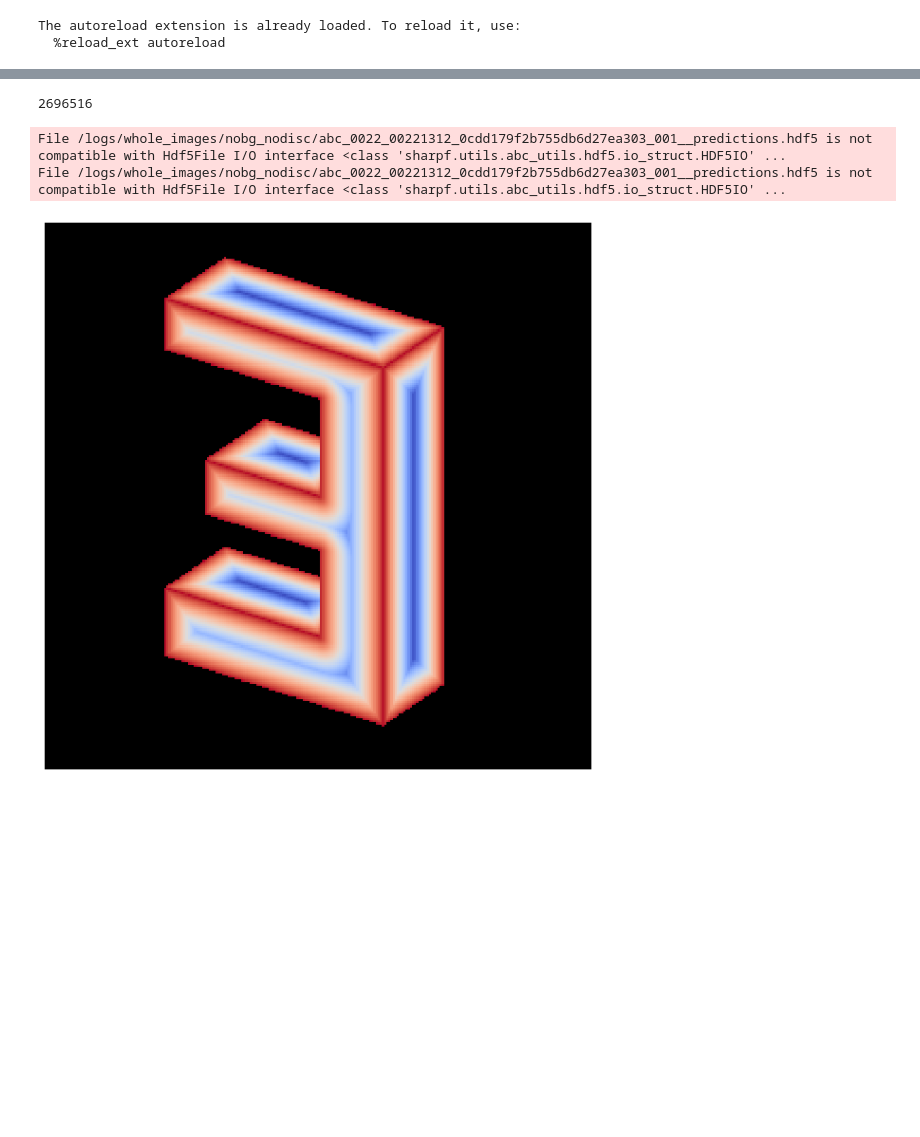
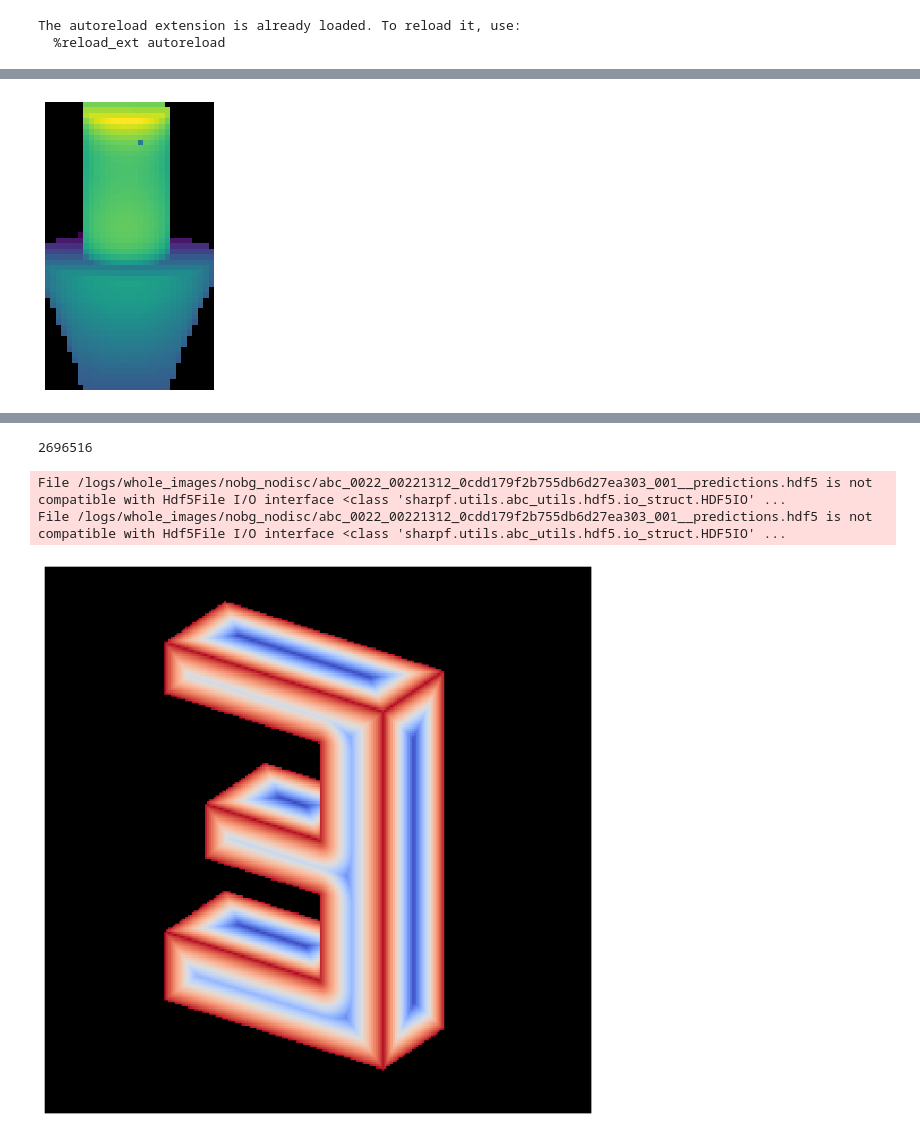
Before and after one commit to artonson/def, a Jupyter notebook: notebooks/points_whole_visualize.ipynb, the cells around one changed output, grey strips where cells are left out. Saved outputs shown, nothing was run; the diff lists cells and outputs as text; code cells hidden in the pictures; blank space fills up the shorter version.

```diff
--- a/notebooks/points_whole_visualize.ipynb
+++ b/notebooks/points_whole_visualize.ipynb
@@ -134,0 +609,2 @@ DISPLAY_RES = 0.02 * 1.5
+# %%
+view = views_output[10]
@@ -134,0 +637,32 @@ DISPLAY_RES = 0.02 * 1.5
+# %%
+imaging = RaycastingImaging(
+    resolution_image=2048,
+    resolution_3d=0.5,
+    projection=None,
+    validate_image=False)
+# %%
+image_parallel, points_parallel, normals_parallel = imaging.get_image_from_pose(mesh_output, view.pose)
+# %%
+def crop_around_nonzero(image):
+    yy, xx = np.where(image)
+    crop = image[np.min(yy):np.max(yy), np.min(xx):np.max(xx)]
+    return crop
+# %%
+depth_images_for_display = [
+    camera_to_display(crop_around_nonzero(image_parallel))
+
+]
+# sharpness_images_for_display = [
+#     pixels_view.signal[
+#         slice(1536 // 2 - s, 1536 // 2 + s),
+#         slice(2048 // 2 - s, 2048 // 2 + s)]
+# ]
+
+display_depth_sharpness(
+    depth_images=depth_images_for_display,
+    sharpness_images=None,
+    ncols=1,
+    axes_size=(4, 4),
+    max_sharpness=max_distance_to_feature)
+# %% [output]
+[figure, added]
```
Also changed, not shown: parts of 68 cells of this notebook, 3 other files.
